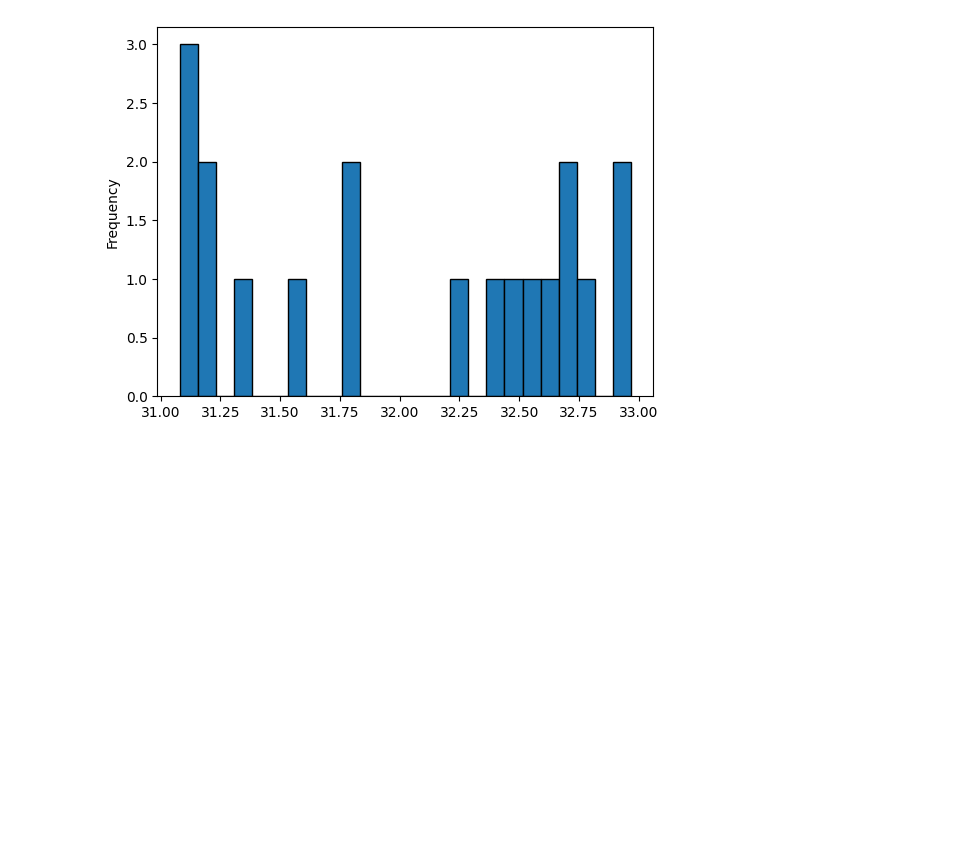
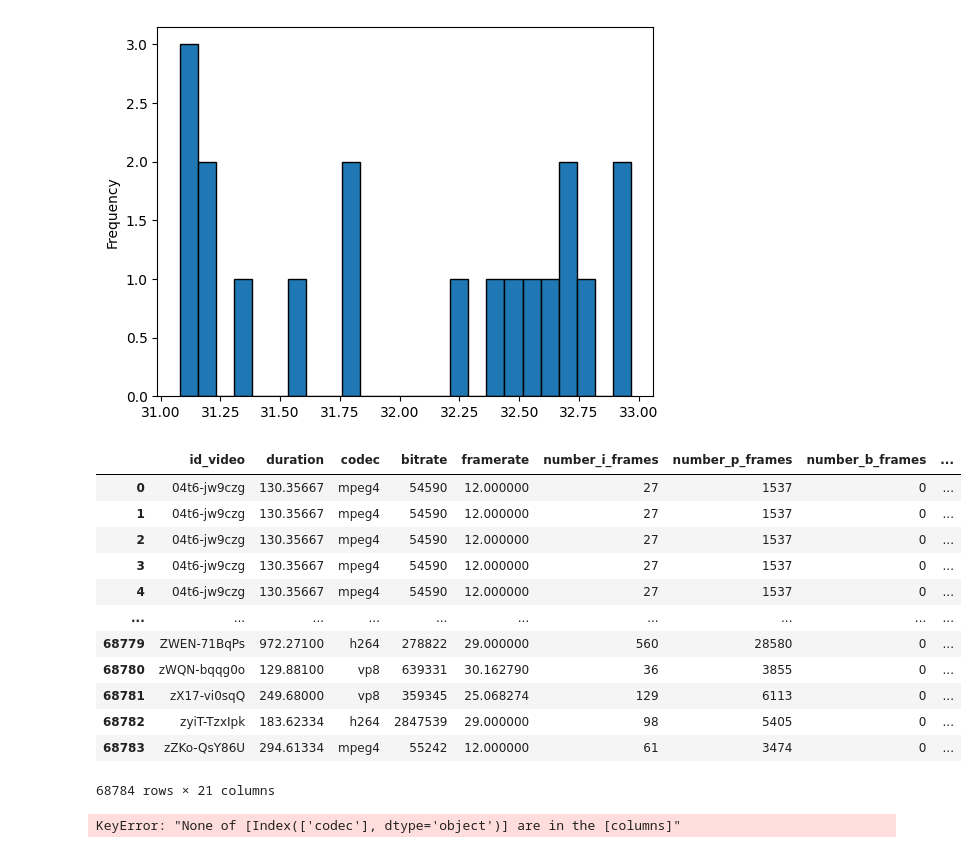
Before and after one commit to foulde/python_project, a Jupyter notebook: Projet_principale.ipynb, the cells around one changed output. Cells and saved outputs as stored; diff of their text form; code cells hidden in the pictures; blank space fills up the shorter version.

```diff
--- a/Projet_principale.ipynb
+++ b/Projet_principale.ipynb
@@ -256,3 +237,32 @@ df_95["duration"].plot.hist(bins=25 ,edgecolor='black')
 # %% [output]
 <AxesSubplot:ylabel='Frequency'>
 [figure]
+# %%
+# df["period"] = df["Year"] + df["quarter"]
+# width_video	height_video
+
+df_transcoding_mesurment['resolution'] = df_transcoding_mesurment['width_video'] * df_transcoding_mesurment['height_video']
+
+df_transcoding_mesurment['resolution'].describe()
+
+df_transcoding_mesurment.drop('width_video', axis=1,inplace=True)
+df_transcoding_mesurment.drop('height_video', axis=1,inplace=True)
+df_transcoding_mesurment
+
+
+
+# df = df.drop('column_name', axis=1)
+# %% [output]
+|  | id_video | duration | codec | bitrate | framerate | number_i_frames | number_p_frames | number_b_frames | ... |
+| 0 | 04t6-jw9czg | 130.35667 | mpeg4 | 54590 | 12.000000 | 27 | 1537 | 0 | ... |
+| 1 | 04t6-jw9czg | 130.35667 | mpeg4 | 54590 | 12.000000 | 27 | 1537 | 0 | ... |
+| 2 | 04t6-jw9czg | 130.35667 | mpeg4 | 54590 | 12.000000 | 27 | 1537 | 0 | ... |
+| 3 | 04t6-jw9czg | 130.35667 | mpeg4 | 54590 | 12.000000 | 27 | 1537 | 0 | ... |
+| 4 | 04t6-jw9czg | 130.35667 | mpeg4 | 54590 | 12.000000 | 27 | 1537 | 0 | ... |
+| ... | ... | ... | ... | ... | ... | ... | ... | ... | ... |
+| 68779 | ZWEN-71BqPs | 972.27100 | h264 | 278822 | 29.000000 | 560 | 28580 | 0 | ... |
+| 68780 | zWQN-bqqg0o | 129.88100 | vp8 | 639331 | 30.162790 | 36 | 3855 | 0 | ... |
+| 68781 | zX17-vi0sqQ | 249.68000 | vp8 | 359345 | 25.068274 | 129 | 6113 | 0 | ... |
+| 68782 | zyiT-TzxIpk | 183.62334 | h264 | 2847539 | 29.000000 | 98 | 5405 | 0 | ... |
+| 68783 | zZKo-QsY86U | 294.61334 | mpeg4 | 55242 | 12.000000 | 61 | 3474 | 0 | ... |
+68784 rows × 21 columns
@@ -258,0 +277,7 @@ df_95["duration"].plot.hist(bins=25 ,edgecolor='black')
+# %%
+df_transcoding_mesurment = pd.get_dummies(df_transcoding_mesurment, columns=['codec'])
+df_transcoding_mesurment
+df_transcoding_mesurment = pd.get_dummies(df_transcoding_mesurment, columns=['o_codec'])
+df_transcoding_mesurment
+# %% [output]
+KeyError: "None of [Index(['codec'], dtype='object')] are in the [columns]"
```
Also changed, not shown: parts of 10 cells of this notebook.
